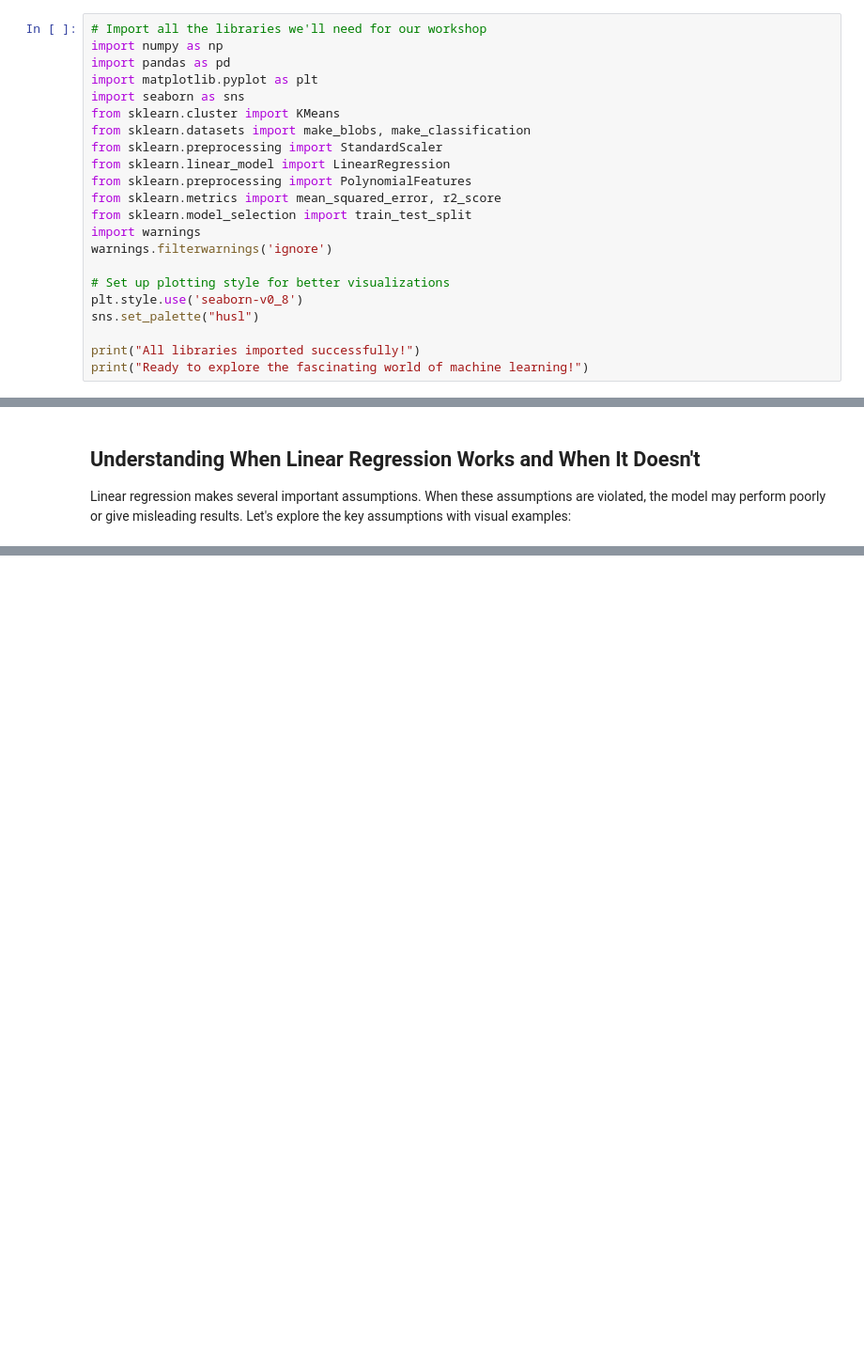
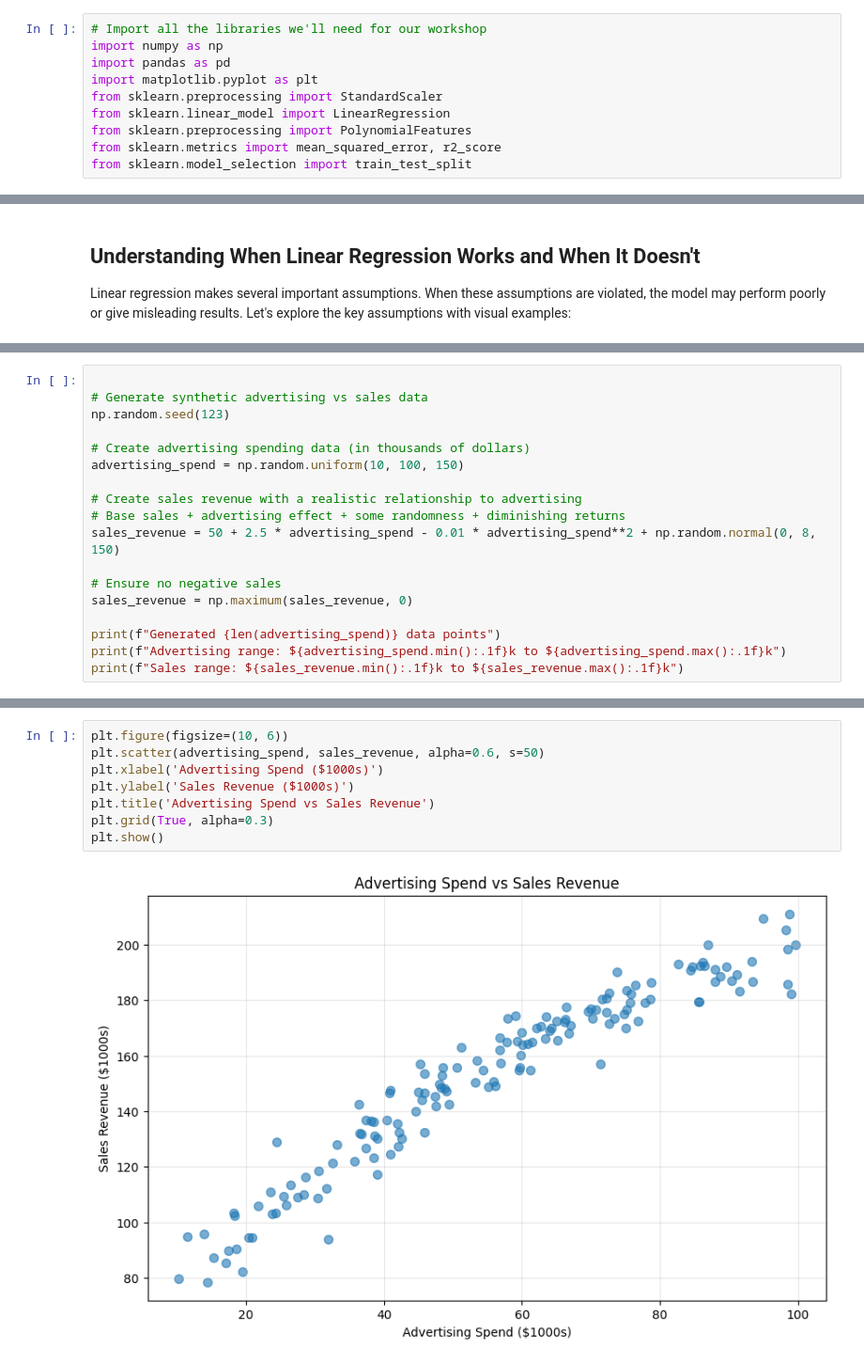
Before and after one commit to KubaJerz/VLab_AI_ML_Training, a Jupyter notebook: summer25-workshop/01clusters_and_regression.ipynb, the cells around one changed output, grey strips where cells are left out. Shown at 94% size. Saved outputs shown, nothing was run; the diff lists cells and outputs as text; blank space fills up the shorter version.

```diff
--- a/summer25-workshop/01clusters_and_regression.ipynb
+++ b/summer25-workshop/01clusters_and_regression.ipynb
@@ -46,20 +33,8 @@ Let's begin this journey of discovery!
 import numpy as np
 import pandas as pd
 import matplotlib.pyplot as plt
-import seaborn as sns
-from sklearn.cluster import KMeans
-from sklearn.datasets import make_blobs, make_classification
 from sklearn.preprocessing import StandardScaler
 from sklearn.linear_model import LinearRegression
 from sklearn.preprocessing import PolynomialFeatures
 from sklearn.metrics import mean_squared_error, r2_score
 from sklearn.model_selection import train_test_split
-import warnings
-warnings.filterwarnings('ignore')
-
-# Set up plotting style for better visualizations
-plt.style.use('seaborn-v0_8')
-sns.set_palette("husl")
-
-print("All libraries imported successfully!")
-print("Ready to explore the fascinating world of machine learning!")
@@ -1553,0 +719,18 @@ Testing set: 10 observations
+# %%
+
+# Generate synthetic advertising vs sales data
+np.random.seed(123)
+
+# Create advertising spending data (in thousands of dollars)
+advertising_spend = np.random.uniform(10, 100, 150)
+
+# Create sales revenue with a realistic relationship to advertising
+# Base sales + advertising effect + some randomness + diminishing returns
+sales_revenue = 50 + 2.5 * advertising_spend - 0.01 * advertising_spend**2 + np.random.normal(0, 8, 150)
+
+# Ensure no negative sales
+sales_revenue = np.maximum(sales_revenue, 0)
+
+print(f"Generated {len(advertising_spend)} data points")
+print(f"Advertising range: ${advertising_spend.min():.1f}k to ${advertising_spend.max():.1f}k")
+print(f"Sales range: ${sales_revenue.min():.1f}k to ${sales_revenue.max():.1f}k")
@@ -1553,0 +743,10 @@ Testing set: 10 observations
+# %%
+plt.figure(figsize=(10, 6))
+plt.scatter(advertising_spend, sales_revenue, alpha=0.6, s=50)
+plt.xlabel('Advertising Spend ($1000s)')
+plt.ylabel('Sales Revenue ($1000s)')
+plt.title('Advertising Spend vs Sales Revenue')
+plt.grid(True, alpha=0.3)
+plt.show()
+# %% [output]
+[figure, added]
```
Also changed, not shown: parts of 118 cells of this notebook, 3 other files.
